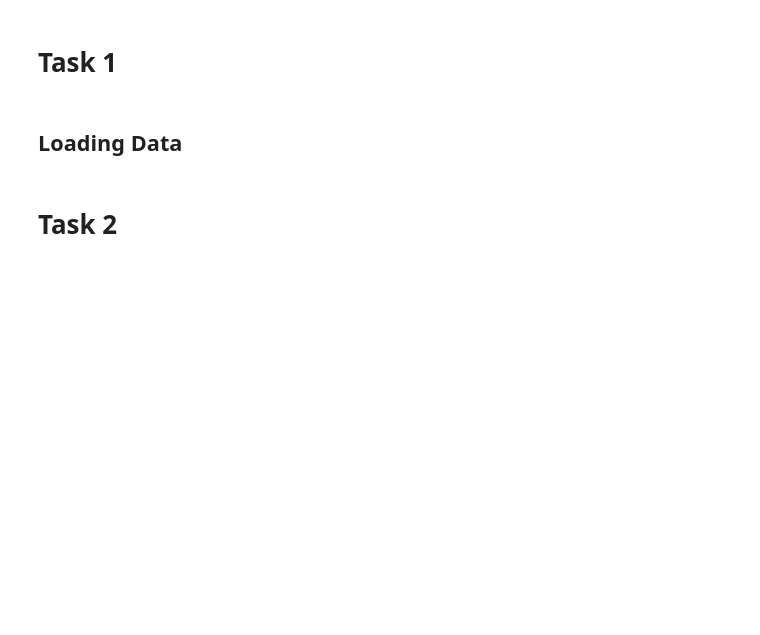
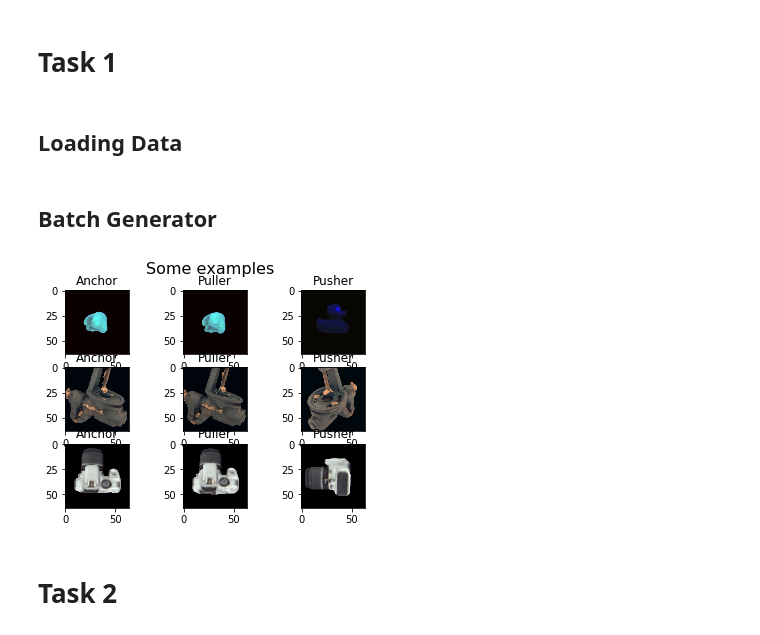
Before and after one commit to kanales/cnn-pose-estimation, a Jupyter notebook: Project.ipynb, the cells around one changed output. Drawn from its saved outputs; the diff is of its cells as text; code cells hidden in the pictures; blank space fills up the shorter version.

```diff
--- a/Project.ipynb
+++ b/Project.ipynb
@@ -31,0 +47,2 @@ Stest  = [real[i] for i in test_idxs]
+# %% [markdown]
+## Batch Generator
@@ -32,3 +73,17 @@ Stest  = [real[i] for i in test_idxs]
+# %%
+N = 3
+imgs = islice((un_normalize(x) for x,_ in get_batch(Sdb, Strain, False)()),9)
+fig, ax = plt.subplots(N,3)
+for i in range(N):
+    fig.suptitle('Some examples', fontsize=16)
+    ax[i,0].set_title('Anchor')
+    ax[i,0].imshow(next(imgs))
+    ax[i,1].set_title('Puller')
+    ax[i,1].imshow(next(imgs))
+    ax[i,2].set_title('Pusher')
+    ax[i,2].imshow(next(imgs))
+# %% [output]
+[figure, added]
 # %% [markdown]
 # Task 2
 # %% [markdown]
```
Also changed, not shown: parts of 19 cells of this notebook, 18 other files.
